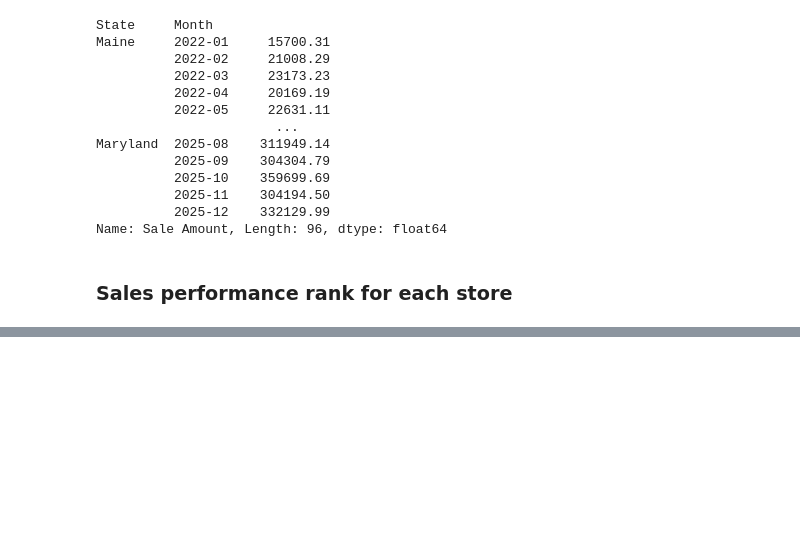
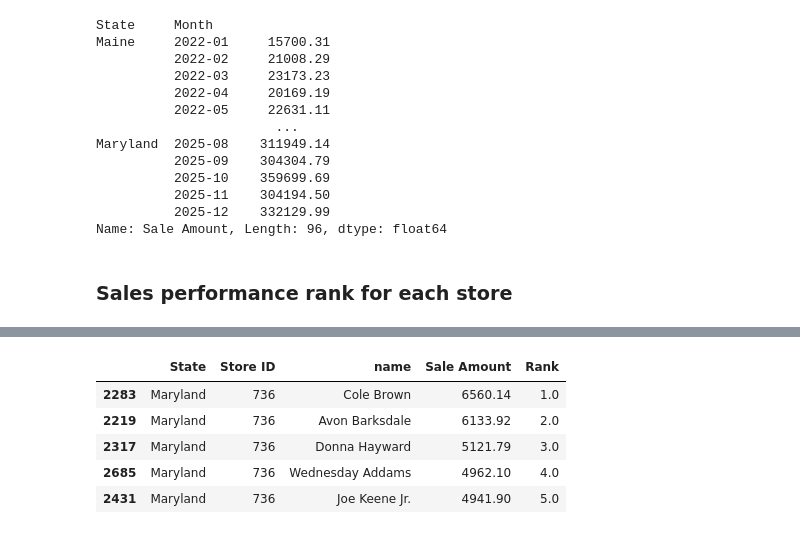
Before and after one commit to Tita9630/Capstone_2, a Jupyter notebook: Zergaw_sales_analysis.ipynb, the cells around one changed output, grey strips where cells are left out. Saved outputs shown, nothing was run; the diff lists cells and outputs as text; code cells hidden in the pictures; blank space fills up the shorter version.

```diff
--- a/Zergaw_sales_analysis.ipynb
+++ b/Zergaw_sales_analysis.ipynb
@@ -195,0 +222,9 @@ store_performance.head() # Displying the five top performer stores
+# %%
+top_customers[top_customers['State'] == 'Maryland'].head() # Top 5 spending customers in Maryland
+# %% [output]
+|  | State | Store ID | name | Sale Amount | Rank |
+| 2283 | Maryland | 736 | Cole Brown | 6560.14 | 1.0 |
+| 2219 | Maryland | 736 | Avon Barksdale | 6133.92 | 2.0 |
+| 2317 | Maryland | 736 | Donna Hayward | 5121.79 | 3.0 |
+| 2685 | Maryland | 736 | Wednesday Addams | 4962.10 | 4.0 |
+| 2431 | Maryland | 736 | Joe Keene Jr. | 4941.90 | 5.0 |
```
Also changed, not shown: parts of 11 cells of this notebook.
